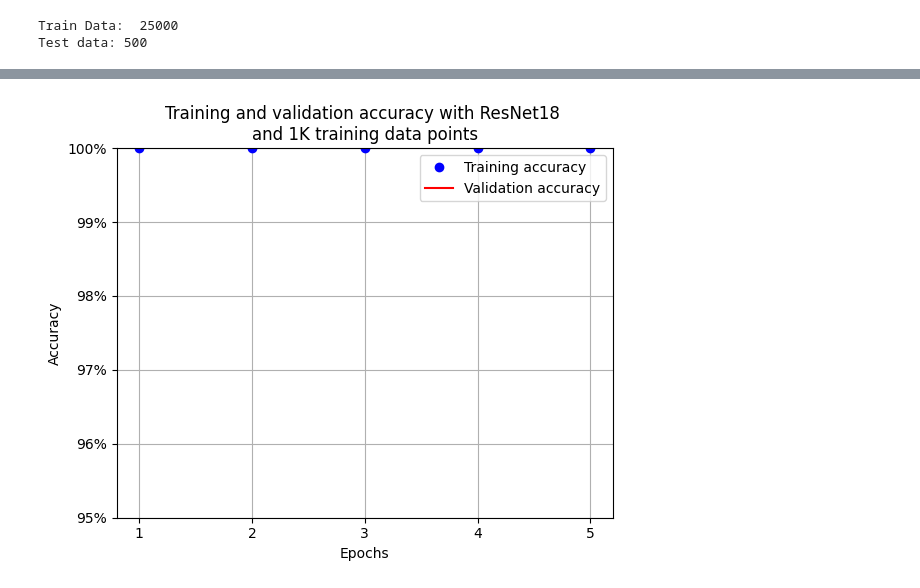
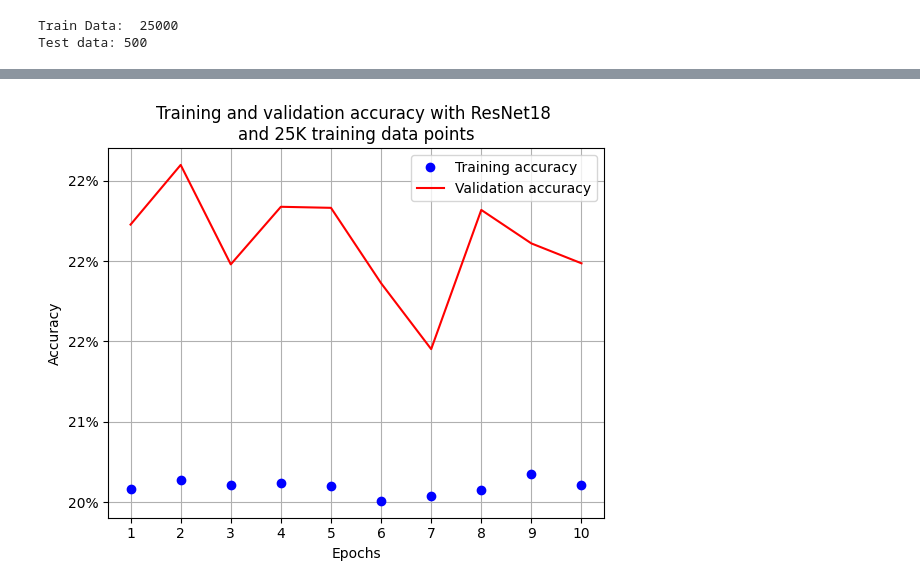
Before and after one commit to YKH2020/CV_Places365, a Jupyter notebook: PlacesClassification_ResNet50_DL_local.ipynb, the cells around one changed output, grey strips where cells are left out. Saved outputs shown, nothing was run; the diff lists cells and outputs as text; code cells hidden in the pictures.

Commit message:
modified model

```diff
--- a/PlacesClassification_ResNet50_DL_local.ipynb
+++ b/PlacesClassification_ResNet50_DL_local.ipynb
@@ -90,7 +96,7 @@ class Scenes(Dataset):
             class_files = glob.glob(class_path)
 
             # Limit to 500 images per class
-            #class_files = class_files[:500]
+            #class_files = class_files[:2500]
 
             # Append file paths and assign class labels
             self.fpaths.extend(class_files)
@@ -102,7 +108,7 @@ class Scenes(Dataset):
         combined = list(zip(self.fpaths, self.targets))
         shuffle(combined)
         self.fpaths, self.targets = zip(*combined)
-        self.normalize = transforms.Normalize(mean=[0.485, 0.456, 0.406], std=[0.8, 0.8, 0.8])
+        self.normalize = transforms.Normalize(mean=[0.485, 0.456, 0.406], std=[0.45, 0.45, 0.45])
     def __len__(self):
         return len(self.fpaths)
 
@@ -167,4 +173,5 @@ tensor([4.], device='cuda:0')
 # %%
+'''
 import torch
 import torch.nn as nn
 import torch.optim as optim
@@ -184,18 +191,18 @@ def get_model():
     # The input to the Linear layer should be 2048, not 512
     model.fc = nn.Sequential(
         nn.Flatten(),
-        nn.Linear(2048, 1024),
+        nn.Linear(2048, 512),
         nn.ReLU(),
         nn.Dropout(0.2),
-        nn.Linear(1024, 512),
+        #nn.Linear(1024, 512),
+        #nn.ReLU(),
+        #nn.Dropout(0.2),
+        #nn.Linear(512, 256),
+        #nn.ReLU(),
+        #nn.Dropout(0.2),
+        nn.Linear(512, 128),
         nn.ReLU(),
-        nn.Dropout(0.2),
-        nn.Linear(512, 256),
-        nn.ReLU(),
-        nn.Dropout(0.2),
-        nn.Linear(256, 128),
-        nn.ReLU(),
-        nn.Dropout(0.2),
+        #nn.Dropout(0.2),
         nn.Linear(128, 5)
     )
 
@@ -203,6 +210,7 @@ def get_model():
     loss_fn = nn.CrossEntropyLoss()
 
     # Adam optimizer (optimized for the new layers only)
-    optimizer = optim.Adam(model.fc.parameters(), lr=1e-3)  # Only optimize the new fully connected layers
+    optimizer = optim.Adam(model.fc.parameters(), lr=1e-2)  # Only optimize the new fully connected layers
 
     return model.to(device), loss_fn, optimizer
+'''
@@ -290,9 +334,9 @@ def accuracy(x, y, model):
 # %%
 def get_data():
     train = Scenes(train_data_dir)
-    trn_dl = DataLoader(train, batch_size=128, shuffle=True, drop_last = True)
+    trn_dl = DataLoader(train, batch_size=512, shuffle=True, drop_last = True)
     val = Scenes(test_data_dir)
-    val_dl = DataLoader(val, batch_size=32, shuffle=True, drop_last = True)
+    val_dl = DataLoader(val, batch_size=50, shuffle=True, drop_last = True)
     return trn_dl, val_dl
 # %%
 trn_dl, val_dl = get_data()
@@ -300,8 +344,8 @@ model, loss_fn, optimizer = get_model()
 # %%
 train_losses, train_accuracies = [], []
 val_accuracies = []
-for epoch in range(5):
-    print(f" epoch {epoch + 1}/5")
+for epoch in range(10):
+    print(f" epoch {epoch + 1}/10")
     train_epoch_losses, train_epoch_accuracies = [], []
     val_epoch_accuracies = []
 
@@ -310,12 +354,14 @@ for epoch in range(5):
         batch_loss = train_batch(x, y, model, optimizer, loss_fn)
         train_epoch_losses.append(batch_loss)
     train_epoch_loss = np.array(train_epoch_losses).mean()
+    print(train_epoch_loss)
 
     for ix, batch in enumerate(iter(trn_dl)):
         x, y = batch
         is_correct = accuracy(x, y, model)
         train_epoch_accuracies.extend(is_correct)
     train_epoch_accuracy = np.mean(train_epoch_accuracies)
+    print(train_epoch_accuracy)
 
     for ix, batch in enumerate(iter(val_dl)):
         x, y = batch
@@ -331,19 +402,19 @@ for epoch in range(5):
 # %%
-epochs = np.arange(5)+1
+epochs = np.arange(10)+1
 import matplotlib.ticker as mtick
 import matplotlib.pyplot as plt
 import matplotlib.ticker as mticker
 %matplotlib inline
 plt.plot(epochs, train_accuracies, 'bo', label='Training accuracy')
 plt.plot(epochs, val_accuracies, 'r', label='Validation accuracy')
 plt.gca().xaxis.set_major_locator(mticker.MultipleLocator(1))
-plt.title('Training and validation accuracy with ResNet18 \nand 1K training data points')
+plt.title('Training and validation accuracy with ResNet18 \nand 25K training data points')
 plt.xlabel('Epochs')
 plt.ylabel('Accuracy')
-plt.ylim(0.95,1)
+#plt.ylim(0.95,1)
 plt.gca().set_yticklabels(['{:.0f}%'.format(x*100) for x in plt.gca().get_yticks()])
 plt.legend()
 plt.grid('off')
 plt.show()
 # %% [output]
-[figure, old version]
+[figure, new version]
```
Also changed, not shown: parts of 11 cells of this notebook.
